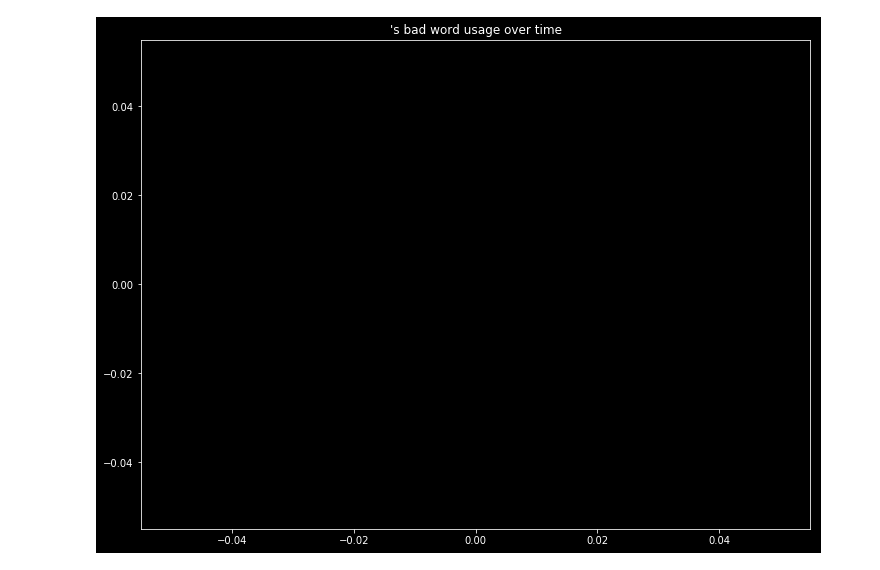
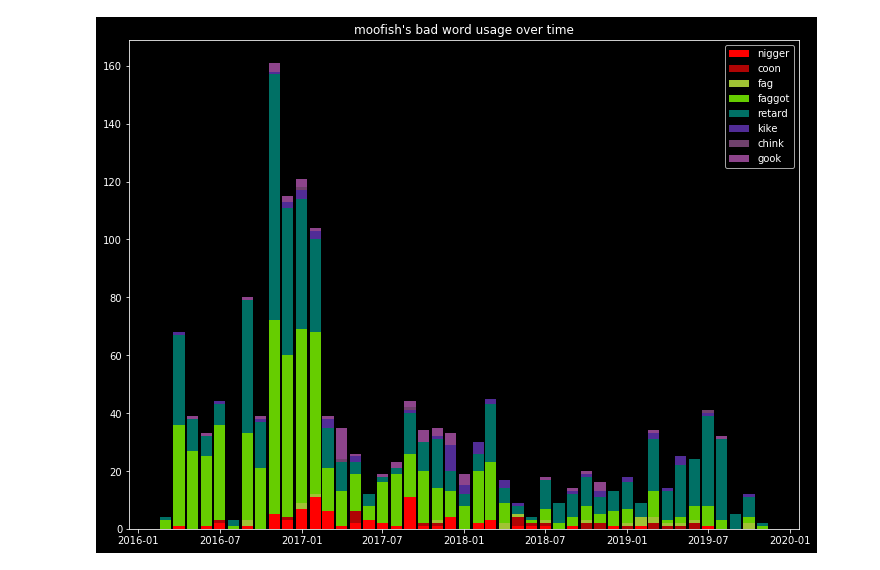
Before and after one commit to jatmdm/dgg-badwords, a Jupyter notebook: dgg_bad_words.ipynb, the cells around one changed output. Saved outputs shown, nothing was run; the diff lists cells and outputs as text; code cells hidden in the pictures.

Commit message:
Updated using plot.ly

```diff
--- a/dgg_bad_words.ipynb
+++ b/dgg_bad_words.ipynb
@@ -11,9 +39,6 @@ import collections
 # %%
 
 base_url = 'https://dgg.overrustlelogs.net/Destinygg%20chatlog/'
-user = "Destiny"
 months = ['January', 'February', 'March', 'April', 'May', 'June', 'July', 'August', 'September', 'October', 'November', 'December']
-# year = 2018
 years = [2013, 2014, 2015, 2016, 2017, 2018, 2019]
 req_urls = []
-m_y = []
@@ -22,3 +45,5 @@ bad_words = ['chink', 'nigger', 'gook', 'sandnigger', 'fag', 'faggot', 'coon', '
+# %%
+bad_words = {'nigger': '#ff0000', 'coon':'#af0404', 'fag': '#a0c334', 'faggot' : '#66CD00', 'retard': '#007065', 'kike':'#512c96', 'chink':'#70416d', 'gook':'#8d448b'}
 # %%
 for y in years:
   for m in months:
@@ -43,13 +64,15 @@ for log in raw_logs:
   temp_date = datetime.strptime(log[1:20], '%Y-%m-%d %H:%M:%S').date()
   dt = datetime(temp_date.year, temp_date.month, 1)
   text = log[27 + len(user):]
-  for bw in bad_words:
+  for bw in bad_words.keys():
     if " " + bw + " " in text.lower():
       print(log)
       if dt not in nsfw_datetime:
-        nsfw_datetime[dt] = 1
+        nsfw_datetime[dt] = dict()
+        for word in bad_words:
+          nsfw_datetime[dt][word] = 0
+        nsfw_datetime[dt][bw] = 1
       else:
-        temp = nsfw_datetime[dt]
+        temp = nsfw_datetime[dt][bw]
         temp += 1
-        nsfw_datetime[dt] = temp
-      break
+        nsfw_datetime[dt][bw] = temp
@@ -56,24 +97,37 @@ for log in raw_logs:
 # %%
 x = []
-y = []
-
+# y = []
+y = dict()
 for xi, yi in nsfw_datetime.items():
   x.append(xi)
-  y.append(yi)
+  # y.append(yi)
+  for word in yi:
+    if word not in y:
+      y[word] = np.array([])
+    y[word] = np.append(y[word], yi[word])
 # %%
 
 # Get current size
 fig_size = plt.rcParams["figure.figsize"]
 
 # Set figure width to 12 and height to 9
 fig_size[0] = 12
 fig_size[1] = 9
 
 plt.title(user + "'s bad word usage over time")
 plt.style.use('dark_background')
 plt.rcParams["figure.figsize"] = fig_size
-plt.bar(x, y, width=25, alpha=0.5)
+
+bars = []
+btm = 0
+
+
+for word in bad_words.keys():
+    bars.append(plt.bar(x, y[word], width=25, alpha=1, label=word, color=bad_words[word], bottom=btm))
+    btm += y[word]
+
+plt.legend(bars, bad_words.keys())
 
 plt.show()
 # %% [output]
-[figure, old version]
+[figure, new version]
```
Also changed, not shown: parts of 9 cells of this notebook.
